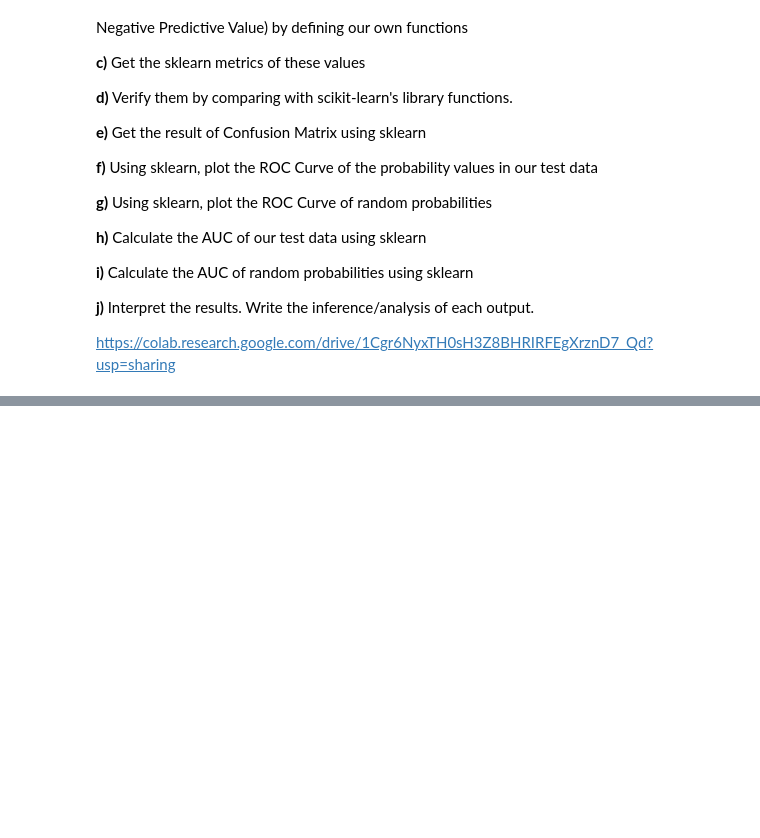
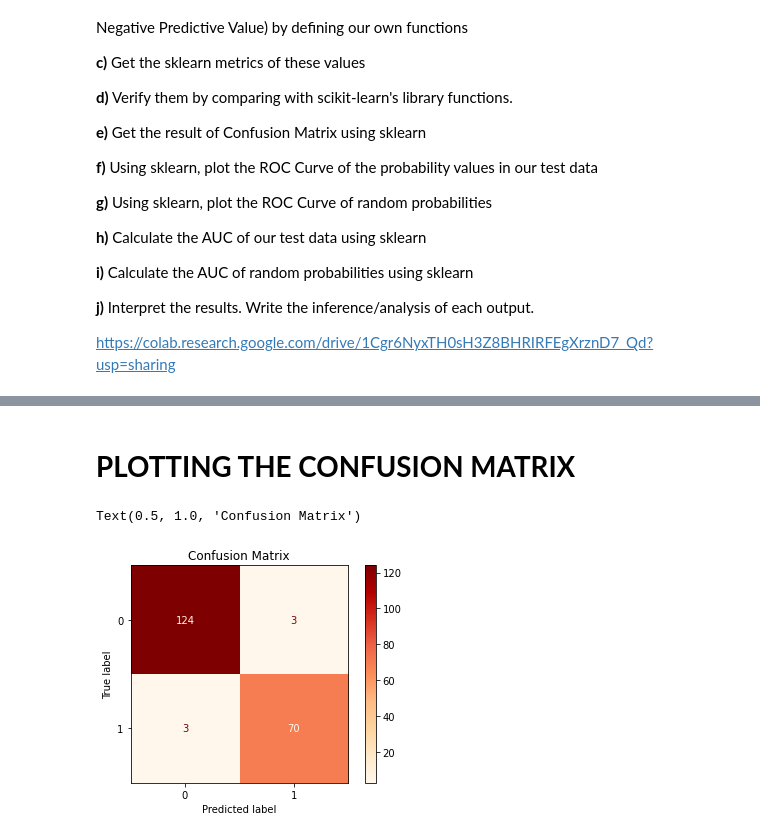
Before and after one commit to aditya-kumar-129/ML, a Jupyter notebook: lab 3/prg1.ipynb, the cells around one changed output, grey strips where cells are left out. Drawn from its saved outputs; the diff is of its cells as text; code cells hidden in the pictures; blank space fills up the shorter version.

Commit message:
Implemented Confusion matrix and Roc curve using simpler code

```diff
--- a/lab 3/prg1.ipynb
+++ b/lab 3/prg1.ipynb
@@ -57,0 +96,2 @@ array([1, 1, 1, 1, 0, 1, 1, 1, 0, 1])
+# %%
+classifier.fit(X_train, y_train)
@@ -57,0 +107,12 @@ array([1, 1, 1, 1, 0, 1, 1, 1, 0, 1])
+# %%
+# Python predict() function enables us to predict the labels of the data values on the basis of the trained model.
+# The predict() function accepts only a single argument which is usually the data to be tested.
+# It returns the labels of the data passed as argument based upon the learned or trained data obtained from the model.
+# Thus, the predict() function works on top of the trained model and makes use of the learned label to map and predict the labels for the data to be tested.
+y_preds = classifier.predict(X_test)
+
+# predict_proba gives you the probabilities for the target (0 and 1 in your case) in array form.
+y_proba = classifier.predict_proba(X_test)
+print("Prediction as class - malignanat or benign ", y_preds[:5])
+print("Test Data are: ", y_test[:5])
+print("Probability of malignant & probability of benign. ", y_proba[:5])
@@ -57,0 +146,24 @@ array([1, 1, 1, 1, 0, 1, 1, 1, 0, 1])
+# %%
+# y_true:- array-like of shape (n_samples,) :- Ground truth (correct) target values.
+# y_pred :- array-like of shape (n_samples,) :- Estimated targets as returned by a classifier.
+# labels :- array-like of shape (n_classes), default=None :- List of labels to index the matrix. This may be used to reorder or select a subset of labels.
+# The numpy.ravel() functions returns contiguous flattened array(1D array with all the input-array elements and with the same type as it). A copy is made only if needed.
+from sklearn.metrics import confusion_matrix
+TN, FP, FN, TP = confusion_matrix(list(y_test), list(y_preds), labels=[0, 1]).ravel()
+print("True Negatives", TN)
+print("True Positives", TP)
+print("False Positives", FP)
+print("False Negatives", FN)
+
+# Dont miss this declaration. Later used to calculate diferent metrics used for checking whether it is a good model or not.
+results = {}
+
+# Note to change the labels from the default 0,1 to 1,0
+# Basically by making the label=[1,0]
+# we are making the confusion matrix as(the way we are used to solve in theory clasess)
+# TP  FN
+# FP  TN
+
+# we will use the varible while plotting the confusion matrix hanece store it in some variable
+conf = confusion_matrix(y_test, y_preds, labels=[1, 0])
+print("Confusion Matrix we want is: \n", conf)
@@ -57,0 +178,10 @@ array([1, 1, 1, 1, 0, 1, 1, 1, 0, 1])
+# %% [markdown]
+# **PLOTTING THE CONFUSION MATRIX**
+# %%
+from sklearn.metrics import ConfusionMatrixDisplay
+disp = ConfusionMatrixDisplay(confusion_matrix=conf)
+disp.plot(cmap=plt.cm.OrRd)
+plt.title("Confusion Matrix")
+# %% [output]
+Text(0.5, 1.0, 'Confusion Matrix')
+[figure, added]
```
Also changed, not shown: parts of 24 cells of this notebook.
